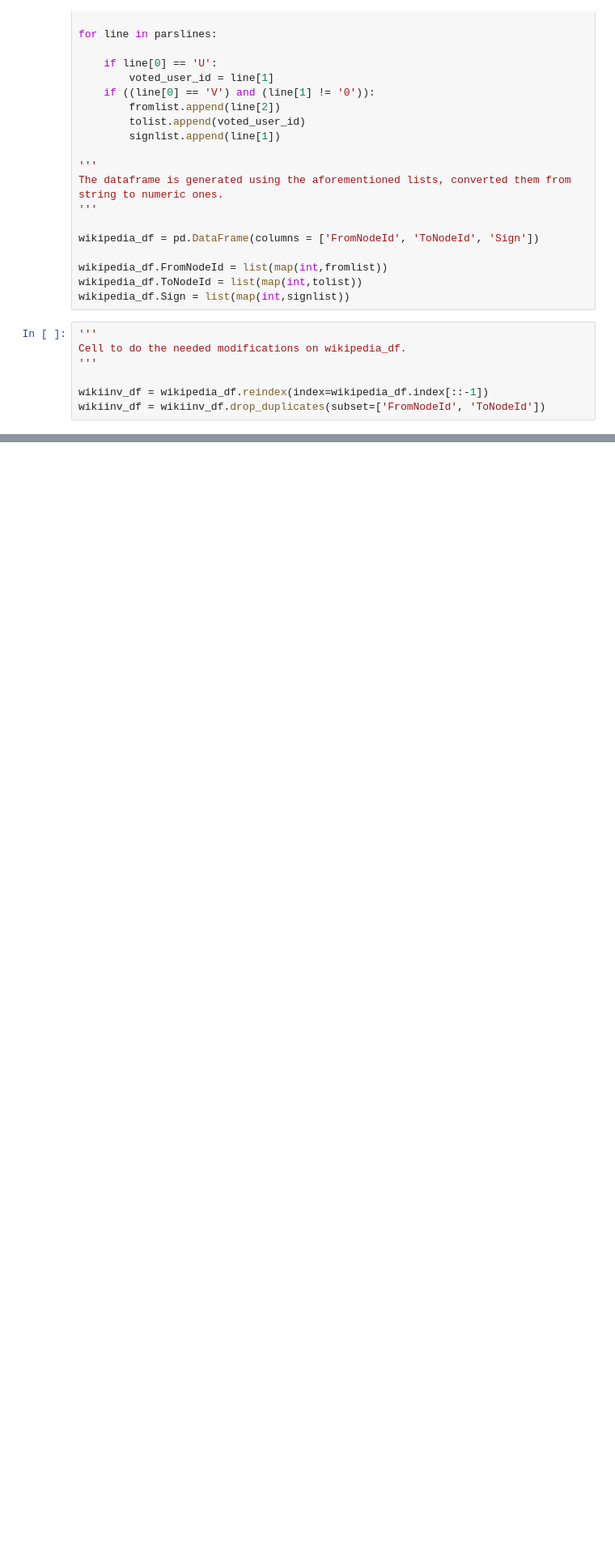
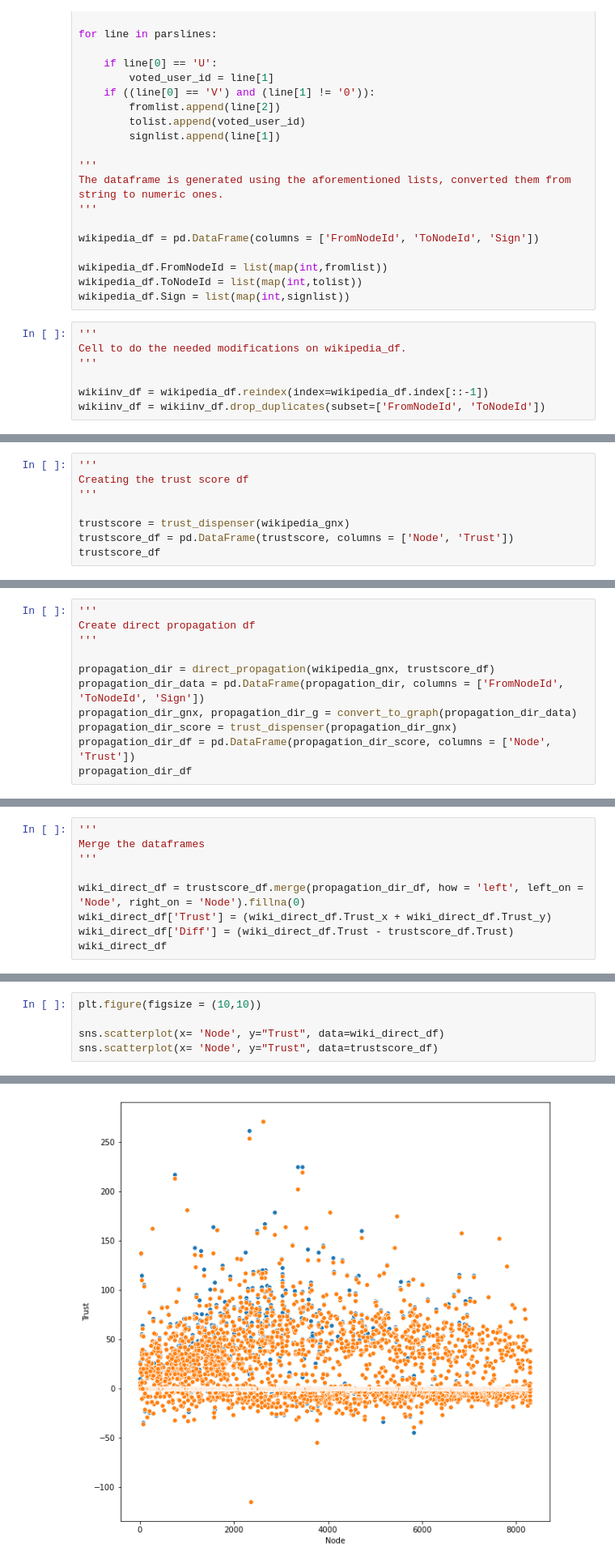
Before and after one commit to SachaKor/ADA-P4, a Jupyter notebook: ADA-P4-creative-extension.ipynb, the cells around one changed output, grey strips where cells are left out. Shown: that part at 81% size. Cells and saved outputs as stored; diff of their text form; blank space fills up the shorter version.

```diff
--- a/ADA-P4-creative-extension.ipynb
+++ b/ADA-P4-creative-extension.ipynb
@@ -284,0 +242,8 @@ ax = sns.heatmap(sla_visu, cmap = "Spectral")
+# %%
+'''
+Creating the trust score df
+'''
+
+trustscore = trust_dispenser(wikipedia_gnx)
+trustscore_df = pd.DataFrame(trustscore, columns = ['Node', 'Trust'])
+trustscore_df
@@ -284,0 +264,11 @@ ax = sns.heatmap(sla_visu, cmap = "Spectral")
+# %%
+'''
+Create direct propagation df
+'''
+
+propagation_dir = direct_propagation(wikipedia_gnx, trustscore_df)
+propagation_dir_data = pd.DataFrame(propagation_dir, columns = ['FromNodeId', 'ToNodeId', 'Sign'])
+propagation_dir_gnx, propagation_dir_g = convert_to_graph(propagation_dir_data)
+propagation_dir_score = trust_dispenser(propagation_dir_gnx)
+propagation_dir_df = pd.DataFrame(propagation_dir_score, columns = ['Node', 'Trust'])
+propagation_dir_df
@@ -284,0 +289,9 @@ ax = sns.heatmap(sla_visu, cmap = "Spectral")
+# %%
+'''
+Merge the dataframes
+'''
+
+wiki_direct_df = trustscore_df.merge(propagation_dir_df, how = 'left', left_on = 'Node', right_on = 'Node').fillna(0)
+wiki_direct_df['Trust'] = (wiki_direct_df.Trust_x + wiki_direct_df.Trust_y)
+wiki_direct_df['Diff'] = (wiki_direct_df.Trust - trustscore_df.Trust)
+wiki_direct_df
@@ -284,0 +312,6 @@ ax = sns.heatmap(sla_visu, cmap = "Spectral")
+# %%
+plt.figure(figsize = (10,10))
+
+sns.scatterplot(x= 'Node', y="Trust", data=wiki_direct_df)
+sns.scatterplot(x= 'Node', y="Trust", data=trustscore_df)
+# %% [output]
@@ -284,0 +319 @@ ax = sns.heatmap(sla_visu, cmap = "Spectral")
+[figure, added]
```
Also changed, not shown: parts of 29 cells of this notebook.
